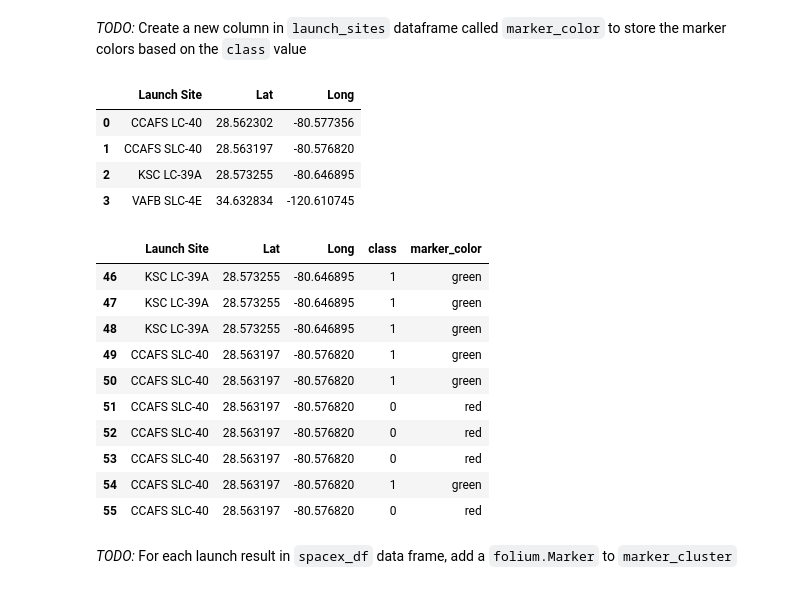
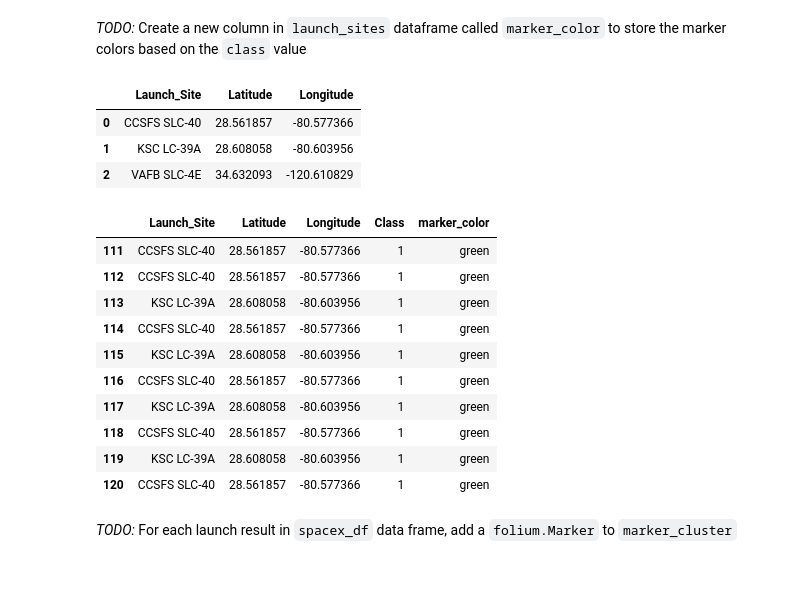
Before and after one commit to jgp-13/SpaceX_project, a Jupyter notebook: notebooks/Lab_6-jupyter_launch_site_location.ipynb, the cells around one changed output. Saved outputs shown, nothing was run; the diff lists cells and outputs as text; code cells hidden in the pictures.

```diff
--- a/notebooks/Lab_6-jupyter_launch_site_location.ipynb
+++ b/notebooks/Lab_6-jupyter_launch_site_location.ipynb
@@ -34 +19,31 @@ import pandas as pd
+# %%
+# Geospatial visualization library
+import folium
+
+# Library for web scrapping
+# import wget # Only required if want to work with coursera IBM dataset
+#from bs4 import BeautifulSoup
+
+# Data manipulation and analysis
+import pandas as pd
+import numpy as np
+
+# Data visualization libraries
+import matplotlib.pyplot as plt
+import seaborn as sns
+
+# Standard libraries for handling dates, file operations, and serialization
+import datetime
+import os
+import pickle
+
+# SpaceX-specific module (custom or third-party)
+import spacex
+
+# Importing directory paths from SpaceX config
+from spacex.config import RAW_DATA_DIR, INTERIM_DATA_DIR, PROCESSED_DATA_DIR, FIGURES_DIR
+
+# Display settings for pandas DataFrame
+pd.set_option('display.max_rows', None)
+pd.set_option('display.max_columns', None)
 # %%
@@ -57,9 +62,12 @@ spacex_df=pd.read_csv(spacex_csv_file)
+# %%
+spacex_pkl_file = os.path.join(INTERIM_DATA_DIR, 'dataset_part_2.pkl')
+spacex_df=pd.read_pickle(spacex_pkl_file)
 # %% [markdown]
 Now, you can take a look at what are the coordinates for each site.
 # %%
-# Select relevant sub-columns: `Launch Site`, `Lat(Latitude)`, `Long(Longitude)`, `class`
-spacex_df = spacex_df[['Launch Site', 'Lat', 'Long', 'class']]
-launch_sites_df = spacex_df.groupby(['Launch Site'], as_index=False).first()
-launch_sites_df = launch_sites_df[['Launch Site', 'Lat', 'Long']]
+# Select relevant sub-columns: `Launch_Site`, `Lat(Latitude)`, `Long(Longitude)`, `class`
+spacex_df = spacex_df[['Launch_Site', 'Latitude', 'Longitude', 'Class']]
+launch_sites_df = spacex_df.groupby(['Launch_Site'], as_index=False, observed=False).first()
+launch_sites_df = launch_sites_df[['Launch_Site', 'Latitude', 'Longitude']]
 launch_sites_df
 # %% [output]
@@ -218,11 +226,10 @@ marker_cluster = MarkerCluster()
 # %%
 launch_sites_df
 # %% [output]
-|  | Launch Site | Lat | Long |
-| 0 | CCAFS LC-40 | 28.562302 | -80.577356 |
-| 1 | CCAFS SLC-40 | 28.563197 | -80.576820 |
-| 2 | KSC LC-39A | 28.573255 | -80.646895 |
-| 3 | VAFB SLC-4E | 34.632834 | -120.610745 |
+|  | Launch_Site | Latitude | Longitude |
+| 0 | CCSFS SLC-40 | 28.561857 | -80.577366 |
+| 1 | KSC LC-39A | 28.608058 | -80.603956 |
+| 2 | VAFB SLC-4E | 34.632093 | -120.610829 |
 # %%
 # Apply a function to check the value of `class` column
 # If class=1, marker_color value will be green
@@ -230,25 +237,25 @@ launch_sites_df
 # %%
 # Function to assign color to launch outcome
 def assign_marker_color(launch_outcome):
     if launch_outcome == 1:
         return 'green'
     else:
         return 'red'
 
-spacex_df['marker_color'] = spacex_df['class'].apply(assign_marker_color)
+spacex_df['marker_color'] = spacex_df['Class'].apply(assign_marker_color)
 spacex_df.tail(10)
 # %% [output]
-|  | Launch Site | Lat | Long | class | marker_color |
-| 46 | KSC LC-39A | 28.573255 | -80.646895 | 1 | green |
-| 47 | KSC LC-39A | 28.573255 | -80.646895 | 1 | green |
-| 48 | KSC LC-39A | 28.573255 | -80.646895 | 1 | green |
-| 49 | CCAFS SLC-40 | 28.563197 | -80.576820 | 1 | green |
-| 50 | CCAFS SLC-40 | 28.563197 | -80.576820 | 1 | green |
-| 51 | CCAFS SLC-40 | 28.563197 | -80.576820 | 0 | red |
-| 52 | CCAFS SLC-40 | 28.563197 | -80.576820 | 0 | red |
-| 53 | CCAFS SLC-40 | 28.563197 | -80.576820 | 0 | red |
-| 54 | CCAFS SLC-40 | 28.563197 | -80.576820 | 1 | green |
-| 55 | CCAFS SLC-40 | 28.563197 | -80.576820 | 0 | red |
+|  | Launch_Site | Latitude | Longitude | Class | marker_color |
+| 111 | CCSFS SLC-40 | 28.561857 | -80.577366 | 1 | green |
+| 112 | CCSFS SLC-40 | 28.561857 | -80.577366 | 1 | green |
+| 113 | KSC LC-39A | 28.608058 | -80.603956 | 1 | green |
+| 114 | CCSFS SLC-40 | 28.561857 | -80.577366 | 1 | green |
+| 115 | KSC LC-39A | 28.608058 | -80.603956 | 1 | green |
+| 116 | CCSFS SLC-40 | 28.561857 | -80.577366 | 1 | green |
+| 117 | KSC LC-39A | 28.608058 | -80.603956 | 1 | green |
+| 118 | CCSFS SLC-40 | 28.561857 | -80.577366 | 1 | green |
+| 119 | KSC LC-39A | 28.608058 | -80.603956 | 1 | green |
+| 120 | CCSFS SLC-40 | 28.561857 | -80.577366 | 1 | green |
 # %% [markdown]
 *TODO:* For each launch result in `spacex_df` data frame, add a `folium.Marker` to `marker_cluster`
 # %%
```
Also changed, not shown: parts of 35 cells of this notebook, 2 other files.
